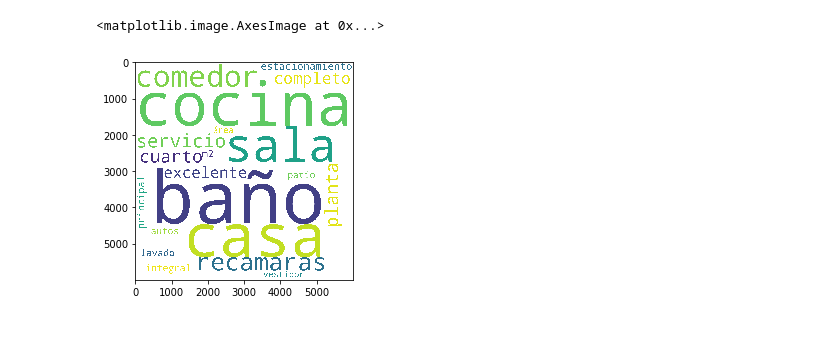
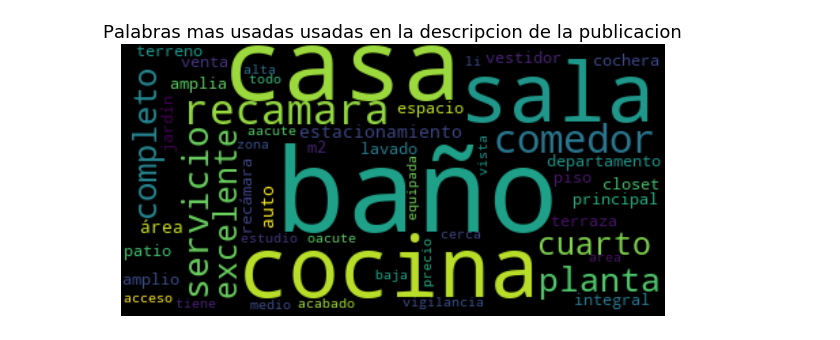
Before and after one commit to PBrrtrn/7506-organizacion-de-datos, a Jupyter notebook: src/exp/exploracion_datos_descripcion.ipynb, the cells around one changed output. Saved outputs shown, nothing was run; the diff lists cells and outputs as text; code cells hidden in the pictures.

Commit message:
Arregle el wordcloud que habia y agregue otro, empece la exploracion por cantidad de publicaciones

```diff
--- a/src/exp/exploracion_datos_descripcion.ipynb
+++ b/src/exp/exploracion_datos_descripcion.ipynb
@@ -18,2 +16,8 @@ for i in range(desc.count()):
+# %%
+df.dropna(subset=['descripcion'], inplace=True)
+# %%
+text = " ".join(word for word in df.descripcion)
 # %%
-lista = list(filter(lambda palabra: palabra not in ['con', 'de', 'del', 'y', 'un', 'para', 'a', 'el', 'en', 'p', 'una', 'la', 'muy', 'las', '3', '2', '1', 'dos', 'o', 'nbsp', 'se', 'que', 'al', 'cuenta', 'los', 'baños'], lista))
+stopwords = set(STOPWORDS)
+stopwords.update(['con', 'de', 'del', 'y', 'un', 'para', 'a', 'el', 'en', 'p', 'una', 'la', 'ntilde', 'es', 'ba', 'por', 'su','muy', 'las', '3', '2', '1', 'dos', 'o', 'nbsp', 'se', 'que', 'al', 'cuenta', 'los'])
+wc = WordCloud(stopwords = stopwords, regexp=None, collocations=False, max_words=50, contour_color='black' ,contour_width=10).generate(text)
@@ -25,7 +24,8 @@ for i in lista:
-# %%
-wc = WordCloud(background_color = "white", width = 6000, height = 6000, max_words = 20, relative_scaling = 0.8, normalize_plurals = False).generate_from_frequencies(frec)
-# %%
-plt.imshow(wc)
-# %% [output]
-<matplotlib.image.AxesImage at 0x...>
-[figure, removed]
+# %%
+plt.figure(figsize=(10,5))
+plt.imshow(wc, interpolation='bilinear')
+plt.title("Palabras mas usadas usadas en la descripcion de la publicacion", fontsize=18)
+plt.axis("off")
+plt.show()
+# %% [output]
+[figure, added]
```
Also changed, not shown: parts of 7 cells of this notebook, 1 other file.
